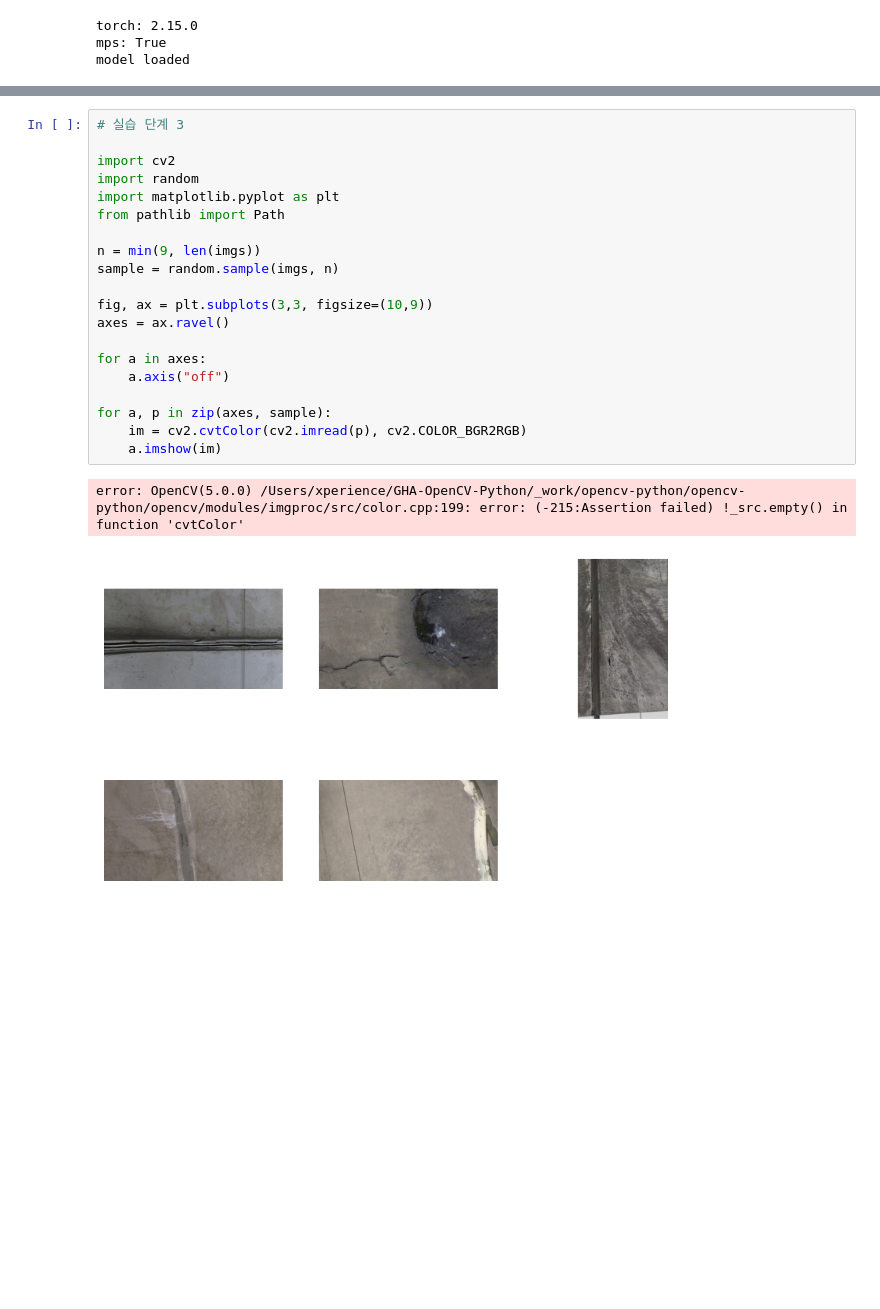
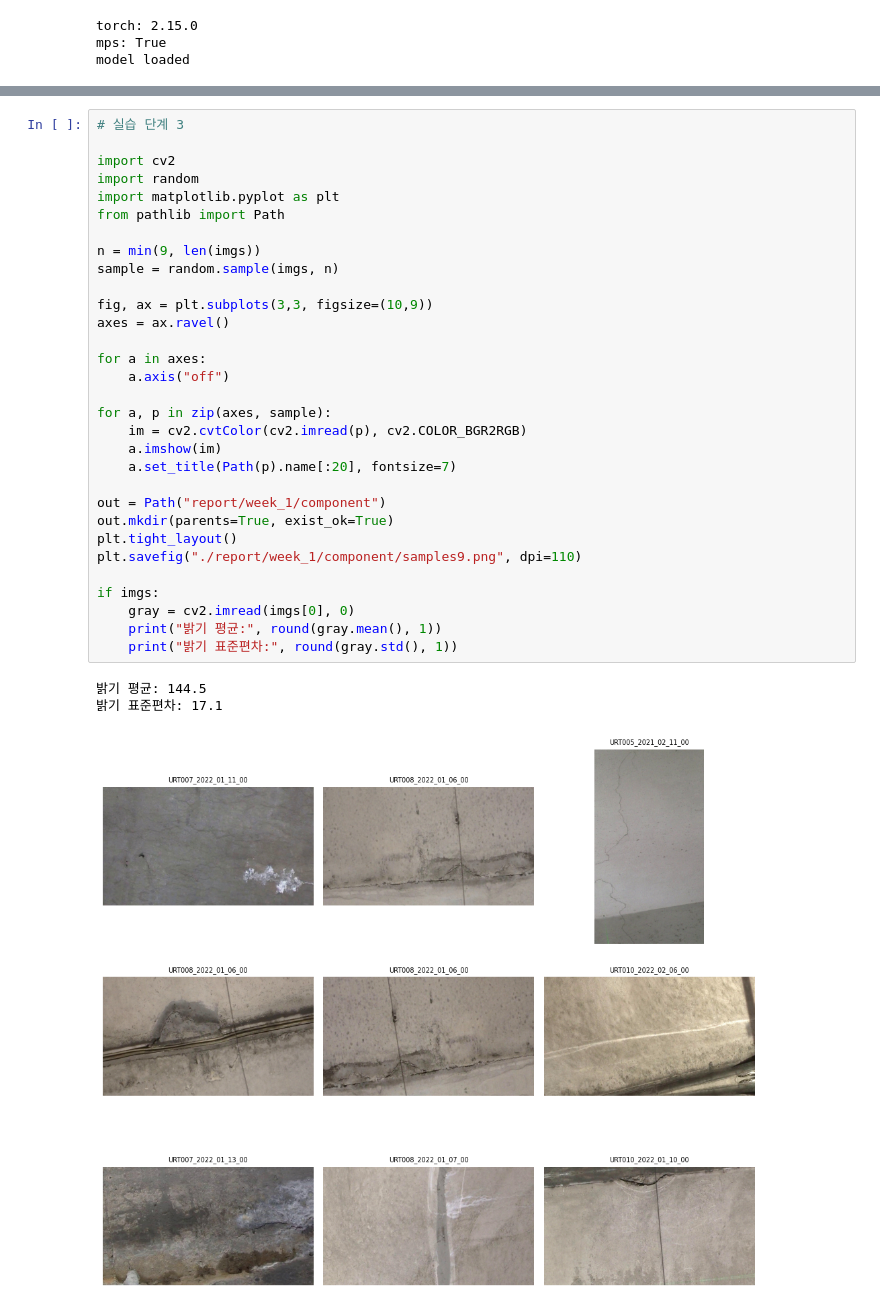
Before and after one commit to wm-shin/detect_surface_defects, a Jupyter notebook: scripts/week_1.ipynb, the cells around one changed output, grey strips where cells are left out. Cells and saved outputs as stored; diff of their text form; blank space fills up the shorter version.

```diff
--- a/scripts/week_1.ipynb
+++ b/scripts/week_1.ipynb
@@ -28,23 +28,35 @@ print("예시:", imgs[0] if imgs else "없음")
 # %%
 # 실습 단계 3
 
 import cv2
 import random
 import matplotlib.pyplot as plt
 from pathlib import Path
 
 n = min(9, len(imgs))
 sample = random.sample(imgs, n)
 
 fig, ax = plt.subplots(3,3, figsize=(10,9))
 axes = ax.ravel()
 
 for a in axes:
     a.axis("off")
 
 for a, p in zip(axes, sample):
     im = cv2.cvtColor(cv2.imread(p), cv2.COLOR_BGR2RGB)
     a.imshow(im)
+    a.set_title(Path(p).name[:20], fontsize=7)
+
+out = Path("report/week_1/component")
+out.mkdir(parents=True, exist_ok=True)
+plt.tight_layout()
+plt.savefig("./report/week_1/component/samples9.png", dpi=110)
+
+if imgs:
+    gray = cv2.imread(imgs[0], 0)
+    print("밝기 평균:", round(gray.mean(), 1))
+    print("밝기 표준편차:", round(gray.std(), 1))
 # %% [output]
-error: OpenCV(5.0.0) /Users/xperience/GHA-OpenCV-Python/_work/opencv-python/opencv-python/opencv/modules/imgproc/src/color.cpp:199: error: (-215:Assertion failed) !_src.empty() in function 'cvtColor'
+밝기 평균: 144.5
+밝기 표준편차: 17.1
-[figure, old version]
+[figure, new version]
```
Also changed, not shown: parts of 1 cell of this notebook, 36 other files.
